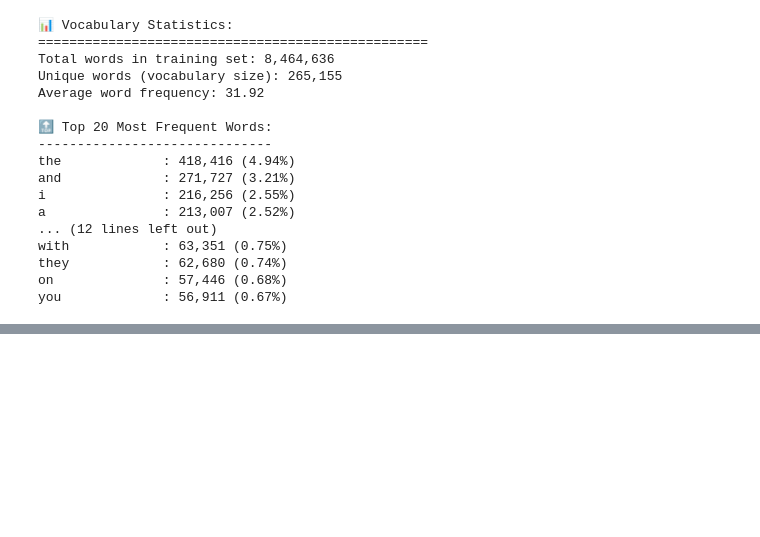
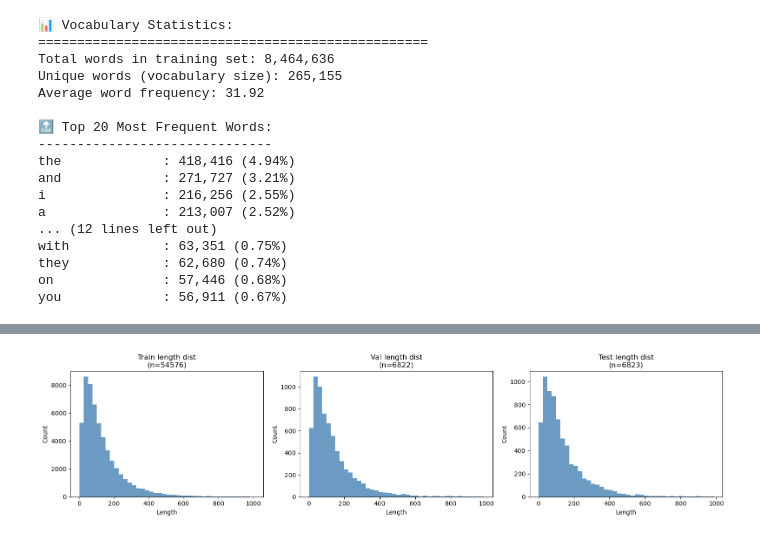
Before and after one commit to chaowei312/5800_FinalProject, a Jupyter notebook: notebooks/yelp/eda_preprocessing.ipynb, the cells around one changed output, grey strips where cells are left out. Cells and saved outputs as stored; diff of their text form; code cells hidden in the pictures; blank space fills up the shorter version.

```diff
--- a/notebooks/yelp/eda_preprocessing.ipynb
+++ b/notebooks/yelp/eda_preprocessing.ipynb
@@ -895,3 +895,102 @@ with            : 63,351 (0.75%)
 they            : 62,680 (0.74%)
 on              : 57,446 (0.68%)
 you             : 56,911 (0.67%)
+# %%
+import pickle
+import numpy as np
+from pathlib import Path
+import matplotlib.pyplot as plt
+
+# -----------------------------
+# 1. Load pkl helper
+# -----------------------------
+def load_pkl(path):
+    with open(path, "rb") as f:
+        return pickle.load(f)
+
+def save_pkl(obj, path):
+    with open(path, "wb") as f:
+        pickle.dump(obj, f)
+
+# -----------------------------
+# 2. Load the three datasets
+# -----------------------------
+root = Path("../../data/processed")
+
+files = [
+    root/"yelp_train.pkl",
+    root/"yelp_val.pkl",
+    root/"yelp_internal_val.pkl"
+]
+
+datasets = [load_pkl(f) for f in files]
+
+# -----------------------------
+# 3. Merge ALL keys (not only 3)
+# -----------------------------
+all_keys = set().union(*[d.keys() for d in datasets])
+
+merged = {k: [] for k in all_keys}
+
+for data in datasets:
+    for k in all_keys:
+        merged[k] += data.get(k, [None] * len(data["texts"]))
+
+N = len(merged["texts"])
+print(f"Total merged samples = {N}")
+
+
+# -----------------------------
+# 4. Random split 8 : 1 : 1
+# -----------------------------
+indices = np.random.permutation(N)
+
+n_train = int(N * 0.8)
+n_val   = int(N * 0.1)
+n_test  = N - n_train - n_val
+
+train_idx = indices[:n_train]
+val_idx   = indices[n_train:n_train+n_val]
+test_idx  = indices[n_train+n_val:]
+
+def subset(data, idx):
+    return {k: [v[i] for i in idx] for k, v in data.items()}
+
+split_train = subset(merged, train_idx)
+split_val   = subset(merged, val_idx)
+split_test  = subset(merged, test_idx)
+
+print(f"Train size = {len(split_train['texts'])}")
+print(f"Val size   = {len(split_val['texts'])}")
+print(f"Test size  = {len(split_test['texts'])}")
+
+
+# -----------------------------
+# 5. Save files
+# -----------------------------
+save_pkl(split_train, root/"yelp_train.pkl")
+save_pkl(split_val,   root/"yelp_val.pkl")
+save_pkl(split_test,  root/"yelp_test.pkl")
+
+
+# -----------------------------
+# 6. Plot length distributions
+# -----------------------------
+plt.figure(figsize=(16,4))
+
+splits = {
+    "Train": split_train,
+    "Val":   split_val,
+    "Test":  split_test
+}
+
+for i, (name, data) in enumerate(splits.items()):
+    plt.subplot(1,3,i+1)
+    plt.hist(data["word_counts"], bins=40, color="steelblue", alpha=0.8)
+    plt.title(f"{name} length dist\n(n={len(data['texts'])})")
+    plt.xlabel("Length")
+    plt.ylabel("Count")
+
+plt.tight_layout()
+plt.show()
+# %% [output]
@@ -897,0 +1001 @@ you             : 56,911 (0.67%)
+[figure, added]
```
Also changed, not shown: parts of 2 cells of this notebook, 35 other files.
